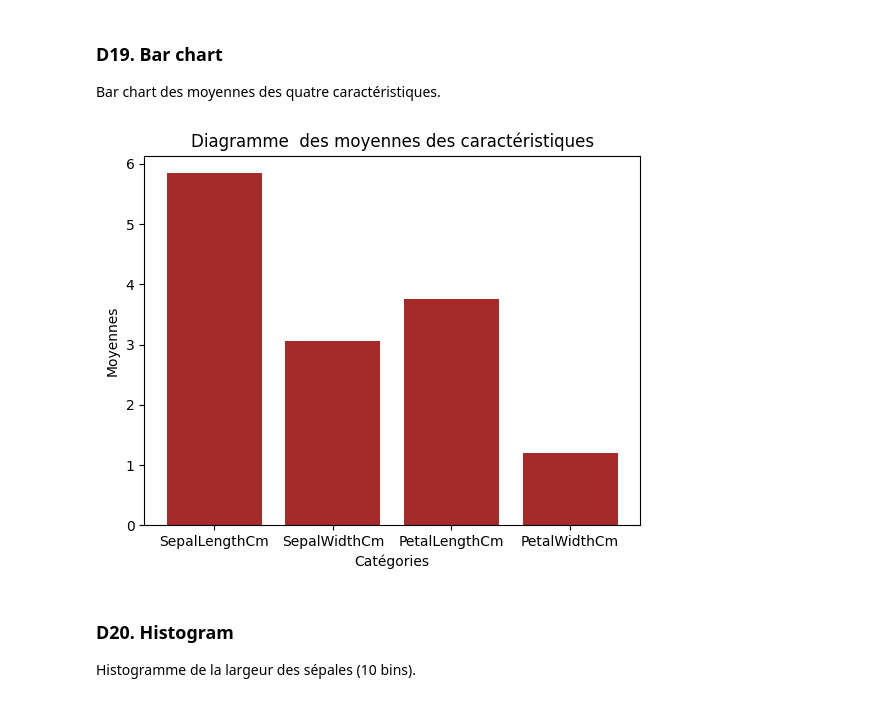
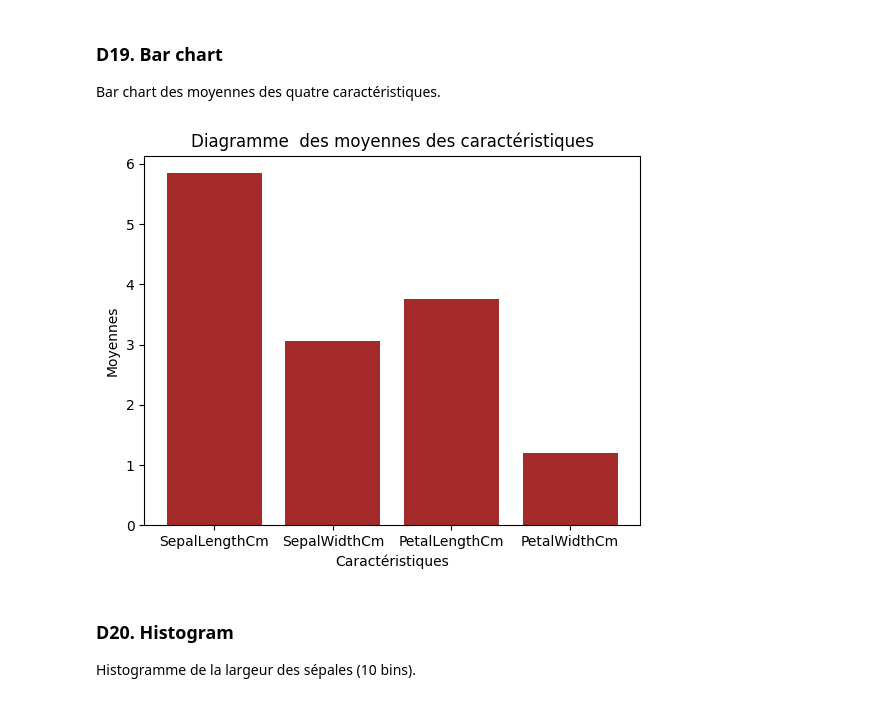
Before and after one commit to USMS-FPK-IA-GI-2025/controle-01-numpy-and-matplotlib-iris-Anam-Ayoub, a Jupyter notebook: notebooks/controle_numpy_matplotlib.ipynb, the cells around one changed output. Drawn from its saved outputs; the diff is of its cells as text; code cells hidden in the pictures.

```diff
--- a/notebooks/controle_numpy_matplotlib.ipynb
+++ b/notebooks/controle_numpy_matplotlib.ipynb
@@ -350,15 +350,15 @@ Bar chart des moyennes des quatre caractéristiques.
 # %%
 # Votre code ici
 #=========== BLOC 19 ===========
 
 ft = np.array(['SepalLengthCm', 'SepalWidthCm', 'PetalLengthCm', 'PetalWidthCm'])
 plt.bar(ft, moy_col_features, color='brown')
 plt.title('Diagramme  des moyennes des caractéristiques')
-plt.xlabel('Catégories')
+plt.xlabel('Caractéristiques')
 plt.ylabel('Moyennes')
 plt.show()
 # %% [output]
-[figure, old version]
+[figure, new version]
 # %% [markdown]
 ### **D20. Histogram**
 Histogramme de la largeur des sépales (10 bins).
```
Also changed, not shown: parts of 3 cells of this notebook.
